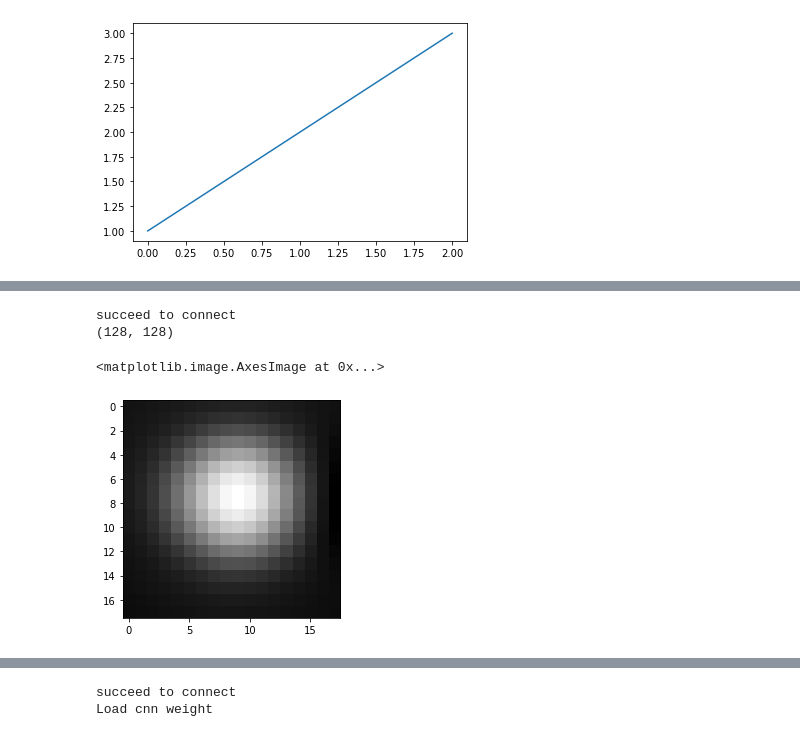
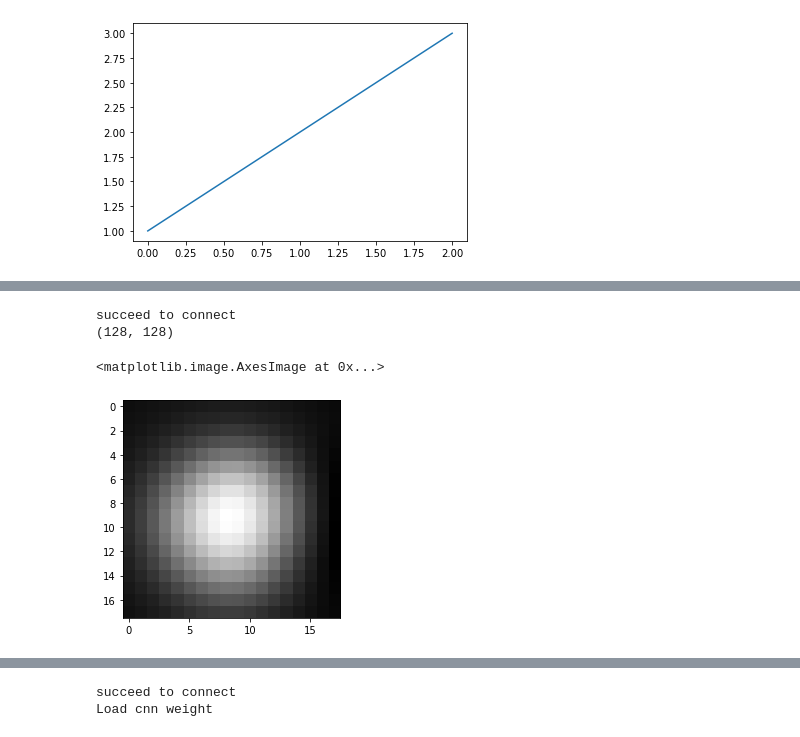
Before and after one commit to SINGROUP/Atom_manipulation_with_RL, a Jupyter notebook: single_atom_training_2nd_round.ipynb, the cells around one changed output, grey strips where cells are left out. Drawn from its saved outputs; the diff is of its cells as text; code cells hidden in the pictures.

```diff
--- a/single_atom_training_2nd_round.ipynb
+++ b/single_atom_training_2nd_round.ipynb
@@ -50,15 +50,15 @@ amd = copy.copy(env.atom_move_detector)
 # %%
 createc_controller = Createc_Controller(None, None, None, None)
 img_forward = np.array(createc_controller.stm.scandata(1,4))
 print(img_forward.shape)
-top_left, w, h = (106,3), 18, 18
+top_left, w, h = (105,5), 18, 18
 template = img_forward[top_left[1]:top_left[1]+h, top_left[0]:top_left[0]+w]
 plt.imshow(template)
 # %% [output]
 succeed to connect
 (128, 128)
 <matplotlib.image.AxesImage at 0x...>
-[figure, old version]
+[figure, new version]
 # %%
 #test offset extration
 DAC_unit = 2**19
```
Also changed, not shown: parts of 5 cells of this notebook.
